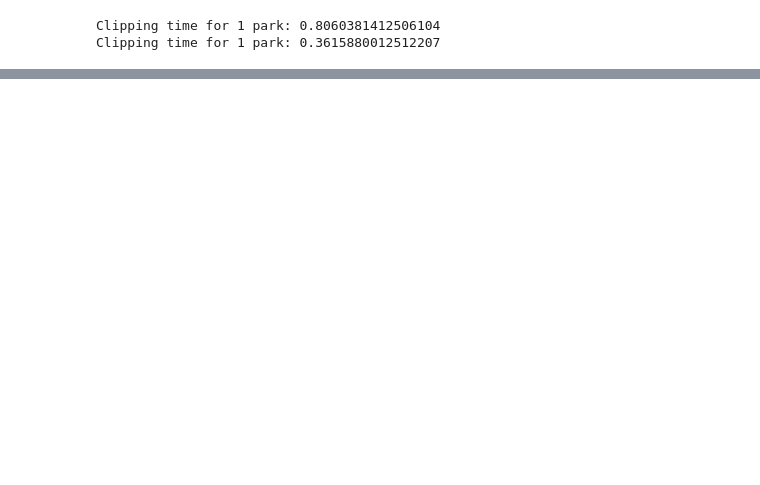
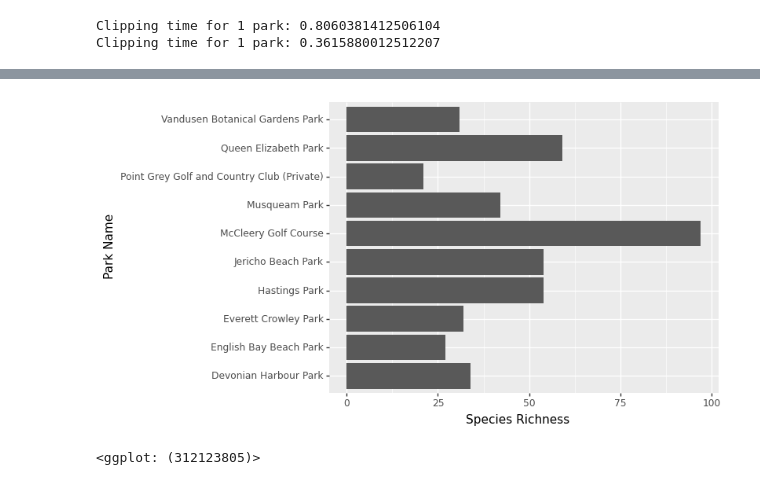
Before and after one commit to aromatic-toast/vancouver_park_biodiversity, a Jupyter notebook: doc/EDA.ipynb, the cells around one changed output, grey strips where cells are left out. Cells and saved outputs as stored; diff of their text form; code cells hidden in the pictures; blank space fills up the shorter version.

```diff
--- a/doc/EDA.ipynb
+++ b/doc/EDA.ipynb
@@ -234,0 +297,3 @@ add_species_counts(species_gdf=clipped_gbif, parks_gdf=truncated_parks)
+# %%
+park_outliers = parks_counts_gdf.query('park_name == "Stanley Park" | park_name == "Pacific Spirit"')
+parks_counts_gdf_no_outliers = parks_counts_gdf.drop(labels=park_outliers.index)
@@ -234,0 +356,5 @@ add_species_counts(species_gdf=clipped_gbif, parks_gdf=truncated_parks)
+# %%
+# Question 3: which parks have the most species richness?
+
+top_ten_species_richness = parks_counts_gdf_no_outliers.sort_values(by='species_richness', ascending=False).head(10)
+top_ten_species_richness
@@ -234,0 +373,10 @@ add_species_counts(species_gdf=clipped_gbif, parks_gdf=truncated_parks)
+# %%
+(ggplot(top_ten_species_richness) +
+    aes(x='park_name', y='species_richness') +
+    geom_col() +
+    labs(x='Park Name',
+         y='Species Richness') +
+    coord_flip())
+# %% [output]
+[figure, added]
+<ggplot: (312123805)>
```
Also changed, not shown: parts of 38 cells of this notebook.
